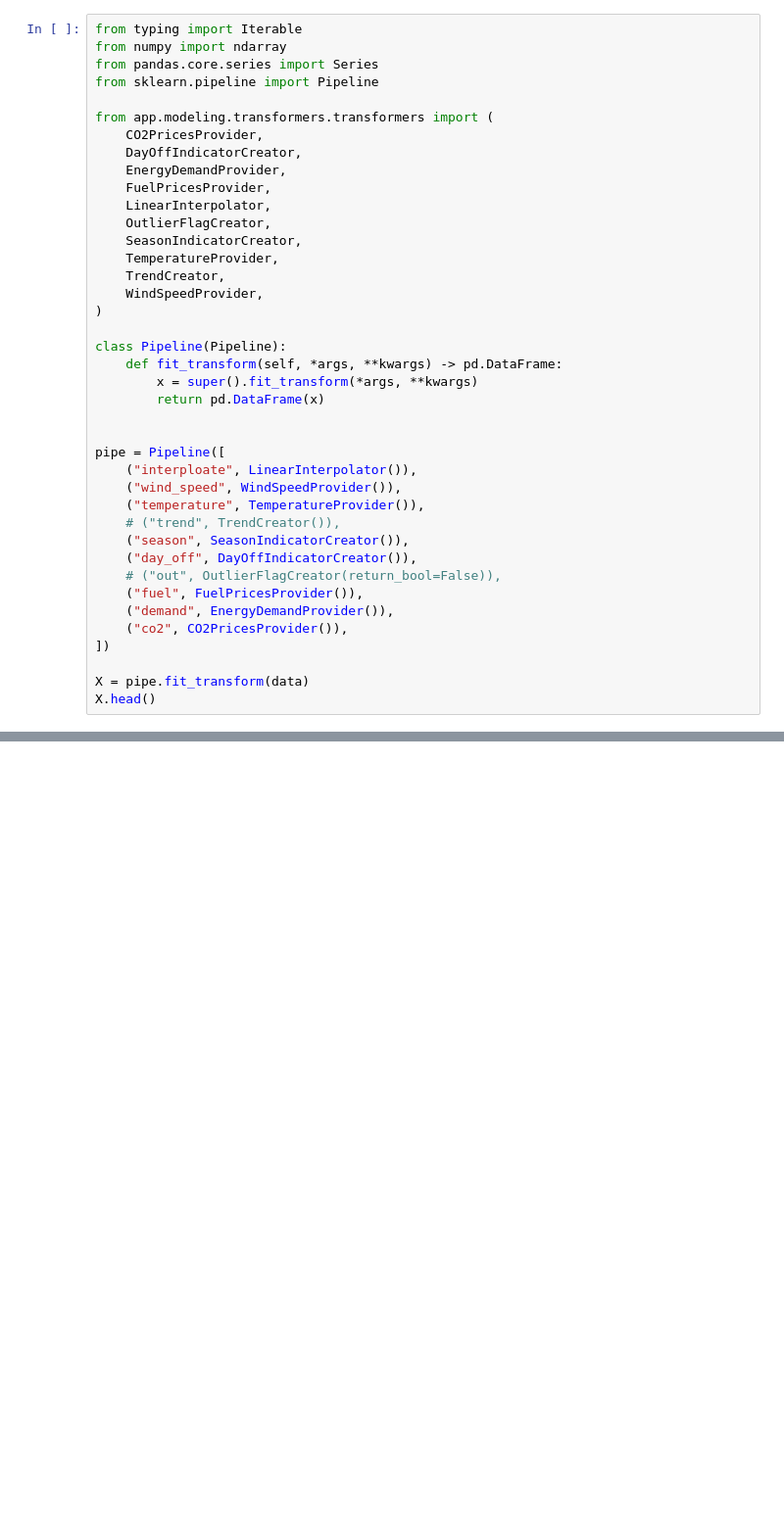
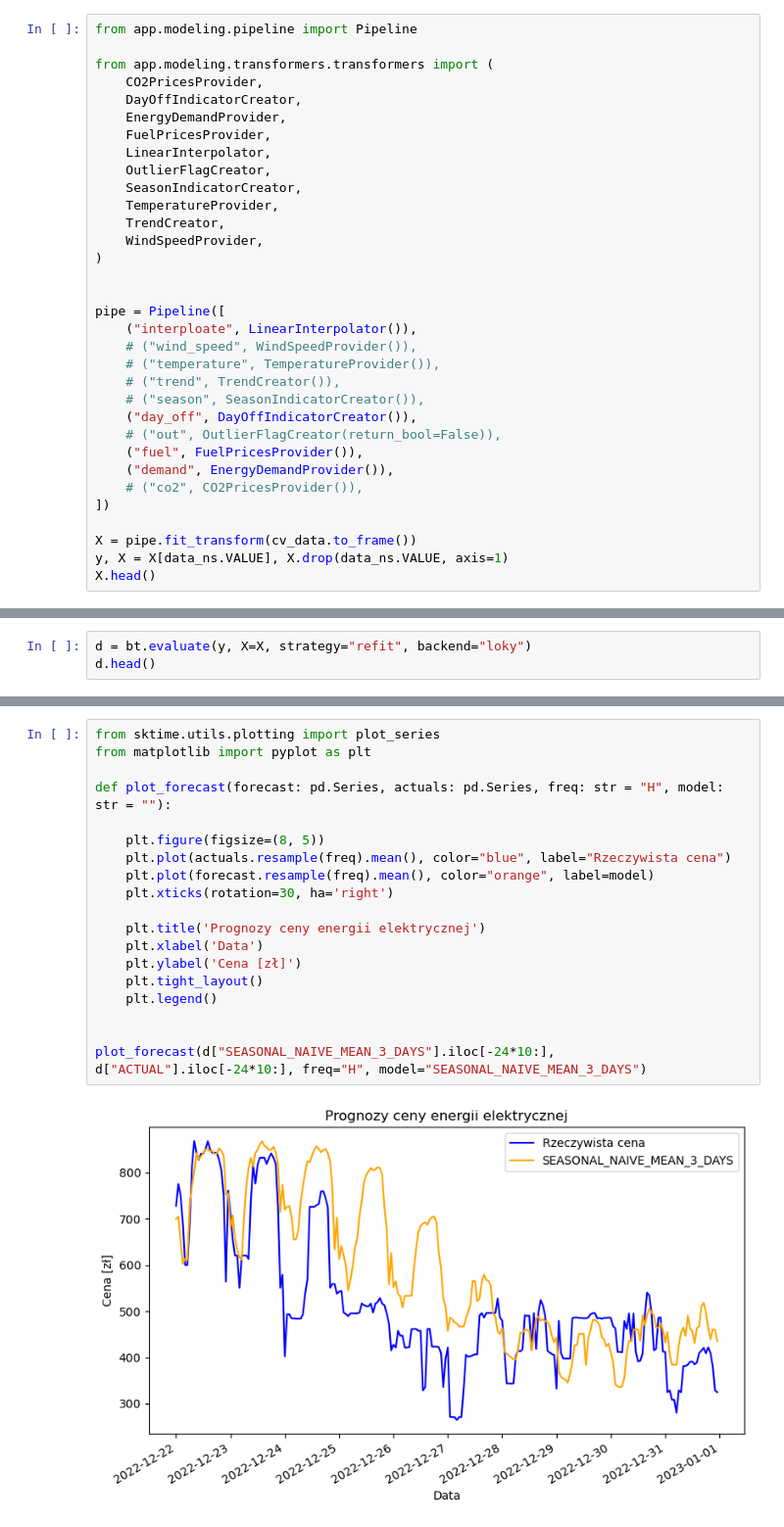
Before and after one commit to sewcio543/EPF-Framework, a Jupyter notebook: modeling.ipynb, the cells around one changed output, grey strips where cells are left out. Shown at 98% size. Saved outputs shown, nothing was run; the diff lists cells and outputs as text; blank space fills up the shorter version.

```diff
--- a/modeling.ipynb
+++ b/modeling.ipynb
@@ -47,9 +33,6 @@ splitter = get_splitter(intial_window=len(train), testing=True, frac=0.1)
 cv = splitter.split(cv_data)
 # %%
-from typing import Iterable
-from numpy import ndarray
-from pandas.core.series import Series
-from sklearn.pipeline import Pipeline
+from app.modeling.pipeline import Pipeline
 
 from app.modeling.transformers.transformers import (
     CO2PricesProvider,
@@ -64,24 +47,20 @@ from app.modeling.transformers.transformers import (
     WindSpeedProvider,
 )
 
-class Pipeline(Pipeline):
-    def fit_transform(self, *args, **kwargs) -> pd.DataFrame:
-        x = super().fit_transform(*args, **kwargs)
-        return pd.DataFrame(x)
-
 
 pipe = Pipeline([
     ("interploate", LinearInterpolator()),
-    ("wind_speed", WindSpeedProvider()),
-    ("temperature", TemperatureProvider()),
+    # ("wind_speed", WindSpeedProvider()),
+    # ("temperature", TemperatureProvider()),
     # ("trend", TrendCreator()),
-    ("season", SeasonIndicatorCreator()),
+    # ("season", SeasonIndicatorCreator()),
     ("day_off", DayOffIndicatorCreator()),
     # ("out", OutlierFlagCreator(return_bool=False)),
     ("fuel", FuelPricesProvider()),
     ("demand", EnergyDemandProvider()),
-    ("co2", CO2PricesProvider()),
+    # ("co2", CO2PricesProvider()),
 ])
 
-X = pipe.fit_transform(data)
+X = pipe.fit_transform(cv_data.to_frame())
+y, X = X[data_ns.VALUE], X.drop(data_ns.VALUE, axis=1)
 X.head()
@@ -140,3 +126,6 @@ d = bt.evaluate(cv_data)
+# %%
+d = bt.evaluate(y, X=X, strategy="refit", backend="loky")
+d.head()
 # %%
 bt.errors_
 # %% [output]
@@ -144,0 +153,21 @@ bt.errors_
+# %%
+from sktime.utils.plotting import plot_series
+from matplotlib import pyplot as plt
+
+def plot_forecast(forecast: pd.Series, actuals: pd.Series, freq: str = "H", model: str = ""):
+
+    plt.figure(figsize=(8, 5))
+    plt.plot(actuals.resample(freq).mean(), color="blue", label="Rzeczywista cena")
+    plt.plot(forecast.resample(freq).mean(), color="orange", label=model)
+    plt.xticks(rotation=30, ha='right')
+
+    plt.title('Prognozy ceny energii elektrycznej')
+    plt.xlabel('Data')
+    plt.ylabel('Cena [zł]')
+    plt.tight_layout()
+    plt.legend()
+
+
+plot_forecast(d["SEASONAL_NAIVE_MEAN_3_DAYS"].iloc[-24*10:], d["ACTUAL"].iloc[-24*10:], freq="H", model="SEASONAL_NAIVE_MEAN_3_DAYS")
+# %% [output]
+[figure, added]
```
Also changed, not shown: parts of 10 cells of this notebook, 9 other files.
